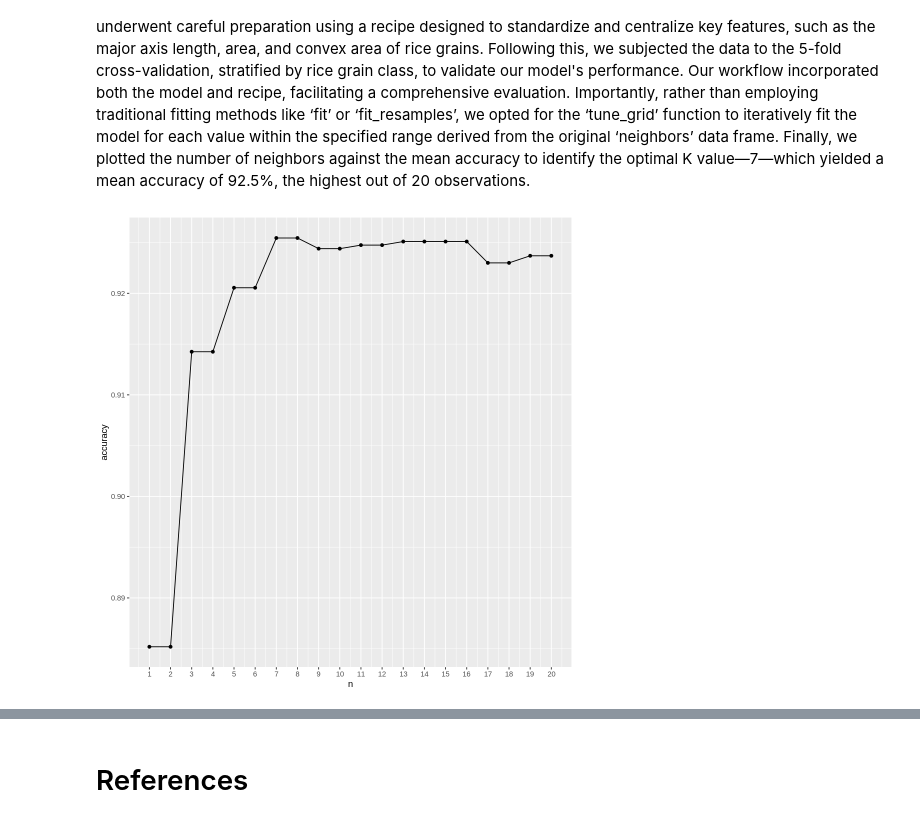
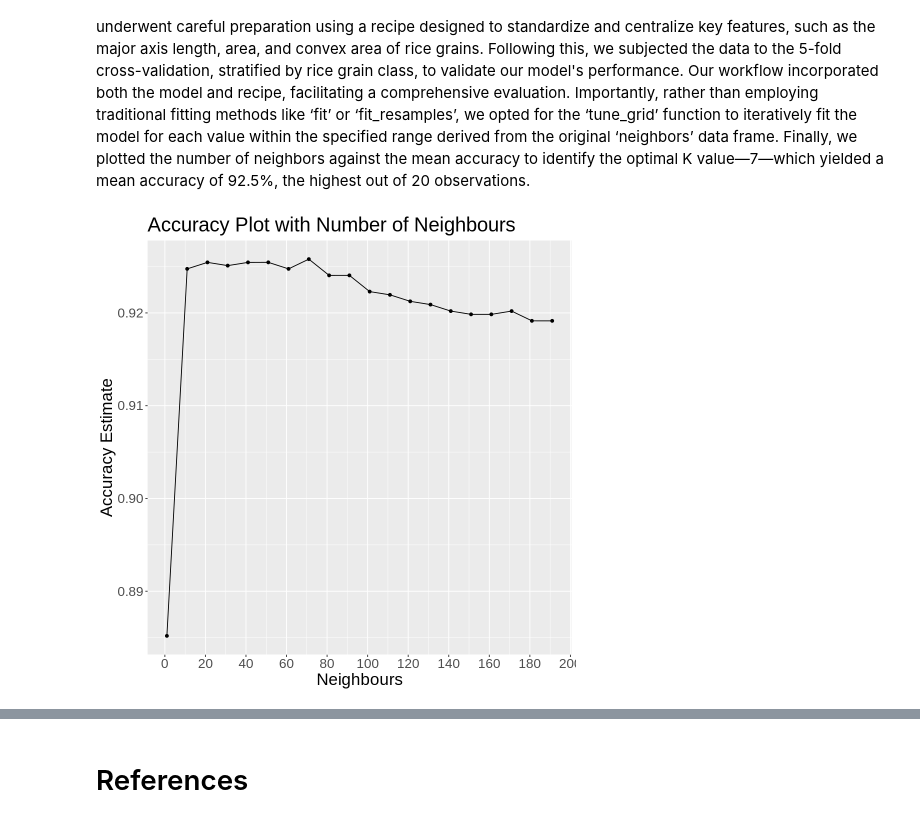
Before and after one commit to trungnguyen21/group_project_dsci, a Jupyter notebook: Group13_Report.ipynb, the cells around one changed output, grey strips where cells are left out. Drawn from its saved outputs; the diff is of its cells as text; code cells hidden in the pictures.

```diff
--- a/Group13_Report.ipynb
+++ b/Group13_Report.ipynb
@@ -271,35 +266,39 @@ Prediction Cammeo Osmancik
 # %% [markdown]
 The process started with the crucial step of setting a seed value of 2024 to ensure the reproducibility of our experiments. Subsequently, a series of K values ranging from 1 to 20, with increments of 1 was established to fine-tune our K-nearest neighbor model. Notably, we configured the K-NN algorithm with a rectangular weight function, assigning the ‘neighbors’ parameter to ‘tune()’ instead of a fixed value. Moving forward, our dataset underwent careful preparation using a recipe designed to standardize and centralize key features, such as the major axis length, area, and convex area of rice grains. Following this, we subjected the data to the 5-fold cross-validation, stratified by rice grain class, to validate our model's performance. Our workflow incorporated both the model and recipe, facilitating a comprehensive evaluation. Importantly, rather than employing traditional fitting methods like ‘fit’ or ‘fit_resamples’, we opted for the ‘tune_grid’ function to iteratively fit the model for each value within the specified range derived from the original ‘neighbors’ data frame. Finally, we plotted the number of neighbors against the mean accuracy to identify the optimal K value—7—which yielded a mean accuracy of 92.5%, the highest out of 20 observations.
 # %%
+### Setting the seed
 set.seed(2024)
 
-k_vals <- tibble(neighbors = seq(from = 1, to = 20, by = 1))
+k_vals <- tibble(neighbors = seq(from = 1, to = 200, by = 10))
 
 rice_spec <- nearest_neighbor(weight_func = "rectangular", neighbor = tune()) |>
     set_engine("kknn") |>
     set_mode("classification")
 
-rice_recipe <- recipe(class ~ major_axis_length+area+convex_area, data = rice_train) |>
+rice_recipe <- recipe(class ~ major_axis_length + area + convex_area, data = rice_train) |>
     step_scale(all_predictors()) |>
     step_center(all_predictors())
 
 rice_vfold <- vfold_cv(rice_train, v = 5, strata = class)
 
 rice_workflow <- workflow() |>
     add_model(rice_spec) |>
     add_recipe(rice_recipe) |>
     tune_grid(resamples = rice_vfold, grid = k_vals)
 
 result <- rice_workflow |>
     collect_metrics() |>
     filter(.metric == "accuracy")
 
-plot <- ggplot(result, aes(x = neighbors, y = mean)) +
-               geom_line() +
-               geom_point() +
-               scale_x_continuous(breaks = seq(0, 20, by = 1)) +  # adjusting the x-axis
-               labs(x = "n", y = "accuracy")
-
-plot
+accuracy_plot <- result |>
+    ggplot(aes(x = neighbors, y = mean)) +
+    geom_line() +
+    geom_point() +
+    scale_x_continuous(breaks = seq(0, 200, by = 20)) +  # adjusting the x-axis
+    labs(title = "Accuracy Plot with Number of Neighbours",
+         x = "Neighbours",
+         y = "Accuracy Estimate") +
+    theme(text = element_text(size = 20))
+accuracy_plot
 # %% [output]
-[figure, old version]
+[figure, new version]
```
Also changed, not shown: parts of 22 cells of this notebook.
